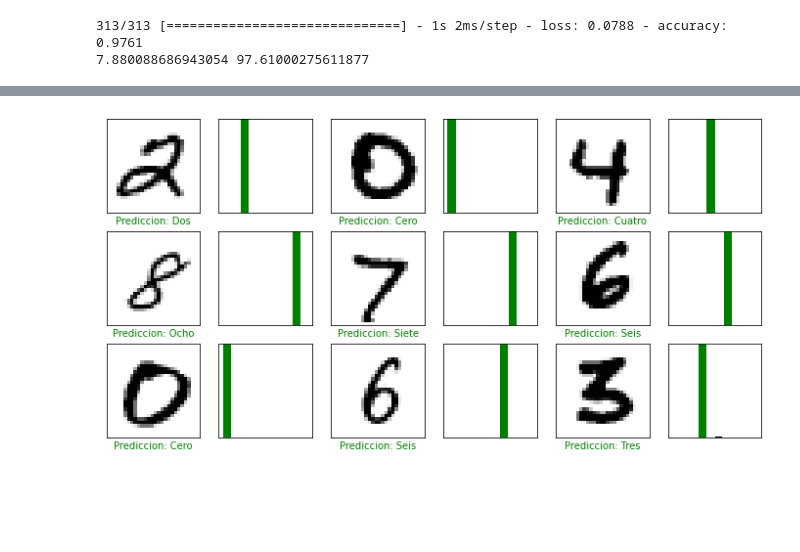
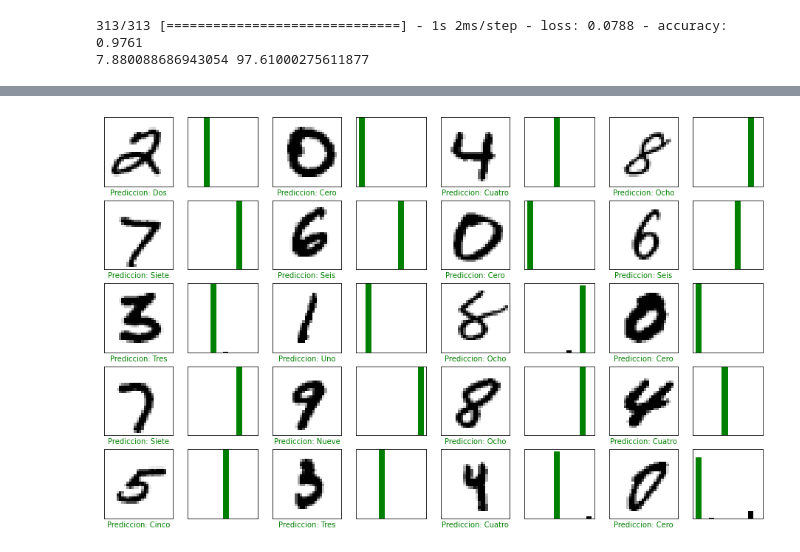
Before and after one commit to USIS011120/Programacion-Computacional-III, a Jupyter notebook: fundamentos_de_python_A2.ipynb, the cells around one changed output, grey strips where cells are left out. Cells and saved outputs as stored; diff of their text form; code cells hidden in the pictures; blank space fills up the shorter version.

```diff
--- a/fundamentos_de_python_A2.ipynb
+++ b/fundamentos_de_python_A2.ipynb
@@ -613,7 +629,7 @@ for imagenes_prueba, etiquetas_prueba in datos_prueba.take(1):
 # %%
 #graficamos las matrices en imagenes con matplotlib para ver su acierto
-def graficar_valores_matrices(i, predictions_array, true_label):
-  predictions_array, true_label = predictions_array[i], true_label[i]
+def graficar_valores_matrices(i, predictions_array, true_labels):
+  predictions_array, true_labels = predictions_array[i], true_labels[i]
   plt.grid(False)
   plt.xticks([])
   plt.yticks([])
@@ -622,20 +638,20 @@ def graficar_valores_matrices(i, predictions_array, true_label):
   predicted_label = np.argmax(predictions_array)
 
   thisplot[predicted_label].set_color("red")
-  thisplot[true_label].set_color("green")
+  thisplot[true_labels].set_color("green")
 # %%
 #llamamos los metodos para la graficacion de las imagenes y la grafica de barras
-numfilas = 3
-numcols = 3
+numfilas = 5
+numcols = 4
 numimages = numfilas*numcols
 
 plt.figure(figsize=(2*2*numcols, 2*numfilas))
 for i in range(numimages):
   plt.subplot(numfilas, 2*numcols, 2*i+1)
   graficar_images(i, predicciones, etiquetas_prueba, imagenes_prueba)
   plt.subplot(numfilas, 2*numcols, 2*i+2)
   graficar_valores_matrices(i, predicciones, etiquetas_prueba)
 
 plt.show()
 # %% [output]
-[figure, old version]
+[figure, new version]
```
Also changed, not shown: parts of 2 cells of this notebook.
